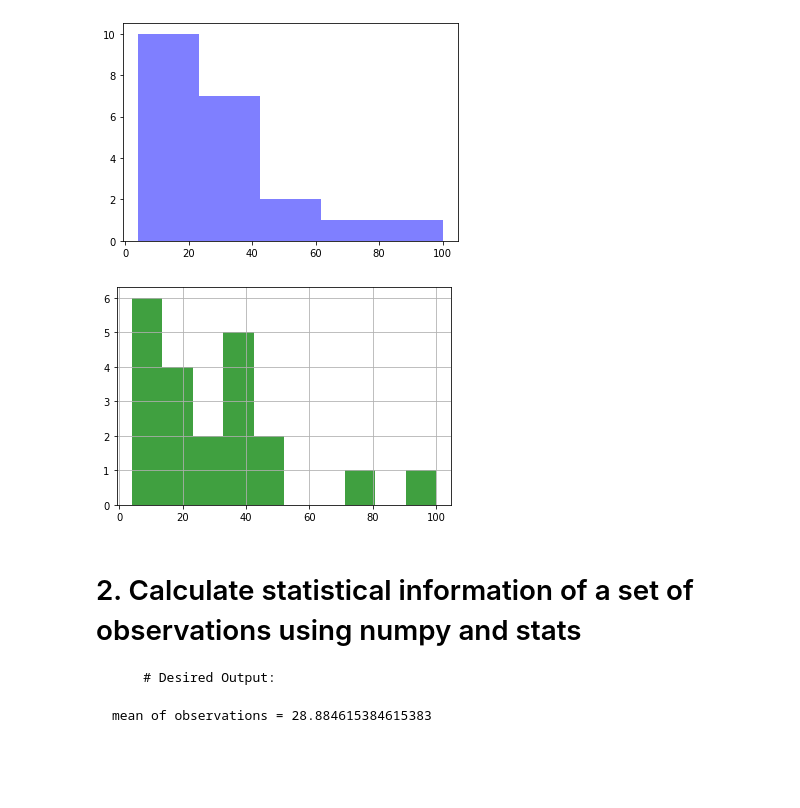
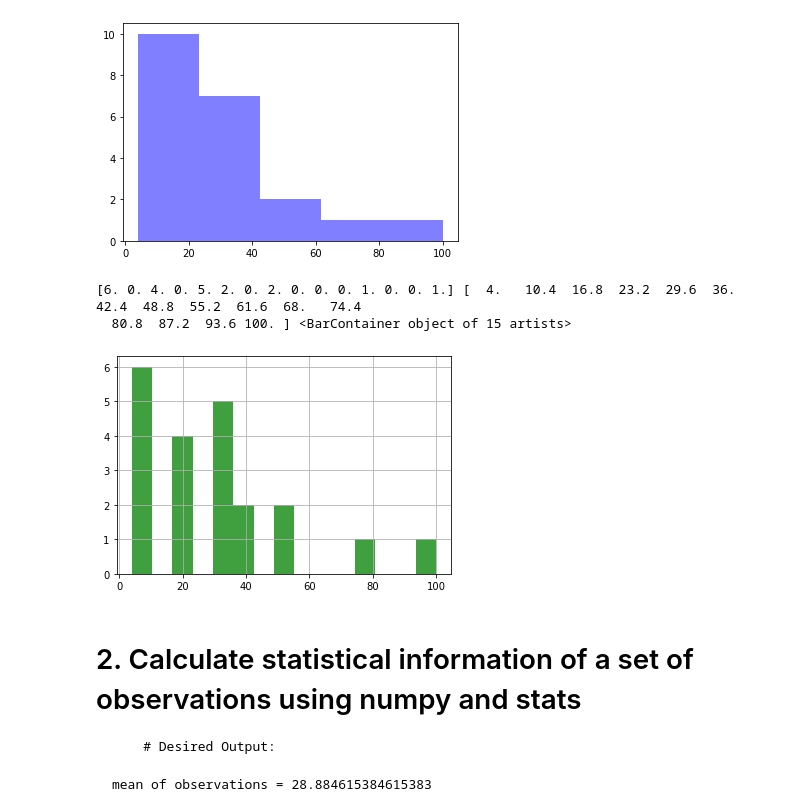
Before and after one commit to doankieu/iod, a Jupyter notebook: Module1/Labs1/Lab 1.1.4 Statistics - part 2 Lab.ipynb, the cells around one changed output. Drawn from its saved outputs; the diff is of its cells as text; code cells hidden in the pictures; blank space fills up the shorter version.

````diff
--- a/Module1/Labs1/Lab 1.1.4 Statistics - part 2 Lab.ipynb
+++ b/Module1/Labs1/Lab 1.1.4 Statistics - part 2 Lab.ipynb
@@ -31,12 +31,13 @@ x = [21,22,23,4,5,6,77,8,9,10,31,32,33,34,35,36,37,18,49,50,100]
 num_bins = 5
 # %%
 # ANSWER
-n, bins, patches = plt.hist(x, 10, density=False, facecolor='g', alpha=0.75)
-
+n, bins, patches = plt.hist(x, 15, density=False, facecolor='g', alpha=0.75)
 plt.grid(True)
 plt.show()
 # %% [output]
+[6. 0. 4. 0. 5. 2. 0. 2. 0. 0. 0. 1. 0. 0. 1.] [  4.   10.4  16.8  23.2  29.6  36.   42.4  48.8  55.2  61.6  68.   74.4
+  80.8  87.2  93.6 100. ] <BarContainer object of 15 artists>
-[figure, old version]
+[figure, new version]
 # %% [markdown]
 # 2. Calculate statistical information of a set of observations using numpy and stats
 ```
````
Also changed, not shown: 4 other files.
